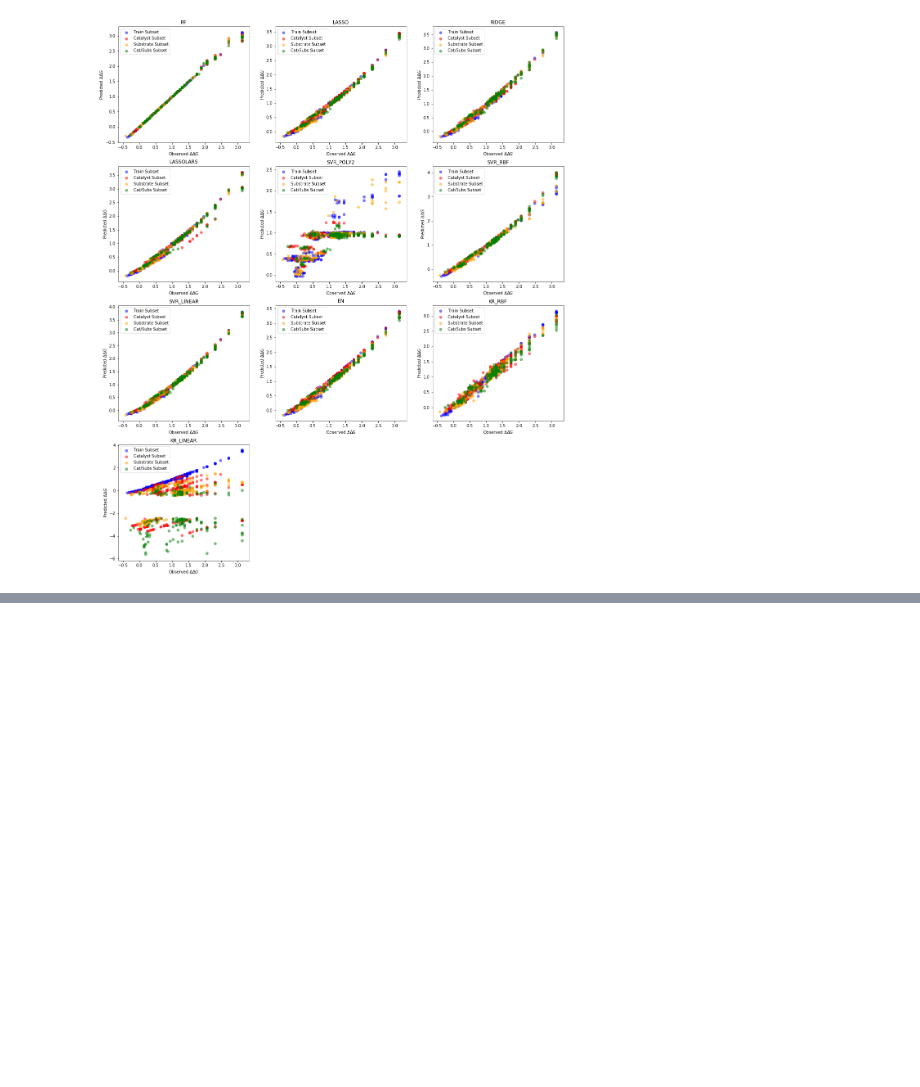
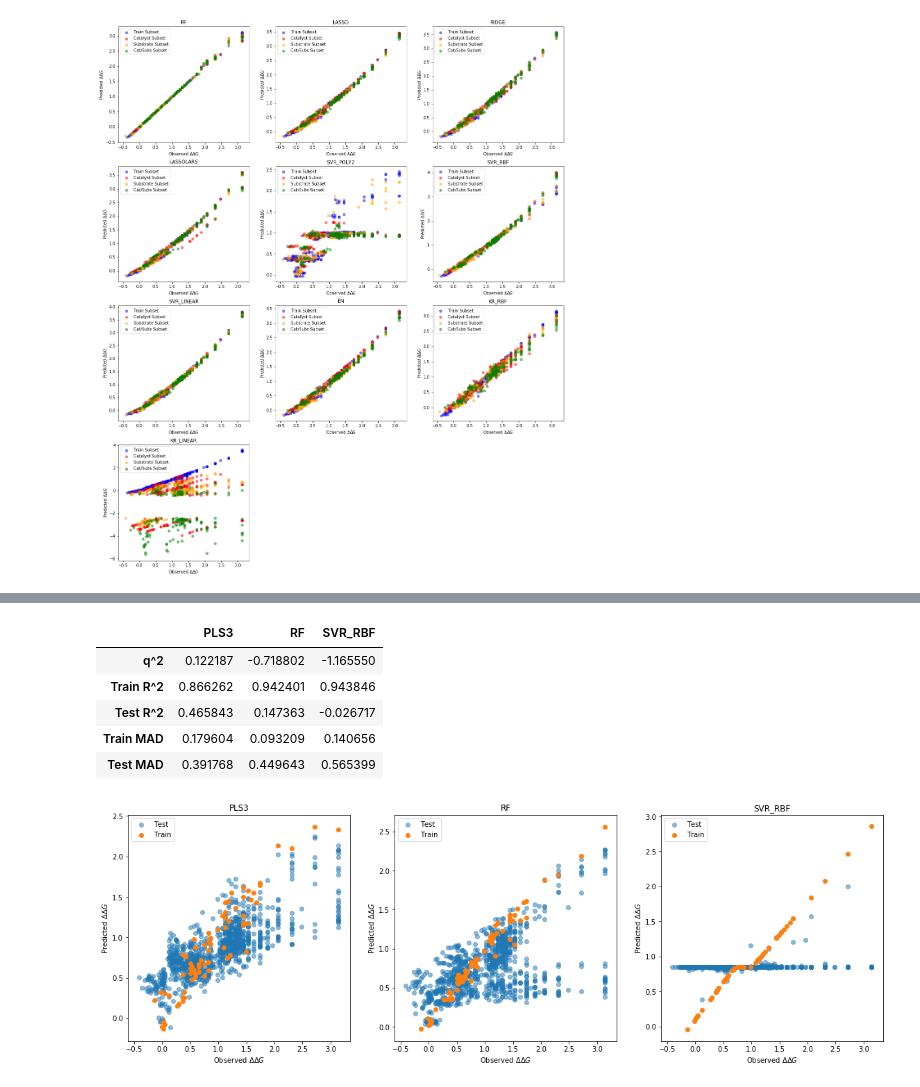
Before and after one commit to Ericwang6/2019-Science-Denmark, a Jupyter notebook: DATA/CaseStudy.ipynb, the cells around one changed output, grey strips where cells are left out. Drawn from its saved outputs; the diff is of its cells as text; code cells hidden in the pictures; blank space fills up the shorter version.

Commit message:
Add JACS-CaseStudy3

```diff
--- a/DATA/CaseStudy.ipynb
+++ b/DATA/CaseStudy.ipynb
@@ -313,0 +357,79 @@ res
+# %%
+models = {}
+models["SVR_RBF"] = SVR(kernel='rbf', C=300, gamma=0.01, epsilon=0.075)
+models["RF"] = RFR(n_estimators=20, max_features=0.2, max_depth=8)
+models["PLS3"] = PLSRegression(n_components=3, scale=False)
+
+metrics = {}
+results = {}
+
+keys = list(models.keys())
+keys.sort()
+
+for key in keys:
+    model = models[key]
+    q2 = cross_val_score(model, data['train_X'], data['train_Y'], scoring='r2', cv=5).mean()
+
+    model.fit(data['train_X'], data['train_Y'])
+
+    pred_train_Y = model.predict(data['train_X'])
+    pred_test_Y = model.predict(data['test_X'])
+
+    if data['lambda']:
+        pred_train_ddG = inv_boxcox(abs(pred_train_Y), data['lambda']) * np.sign(pred_train_Y) - data['shift']
+        pred_test_ddG = inv_boxcox(abs(pred_test_Y), data['lambda']) * np.sign(pred_test_Y) - data['shift']
+    else:
+        pred_train_ddG = pred_train_Y.copy()
+        pred_test_ddG = pred_test_Y.copy()
+
+    train_r2 = r2_score(data['train_ddG'], pred_train_ddG)
+    test_r2 = r2_score(data['test_ddG'], pred_test_ddG)
+
+    train_MAD = mean_absolute_error(data['train_ddG'], pred_train_ddG)
+    test_MAD = mean_absolute_error(data['test_ddG'], pred_test_ddG)
+
+    metrics[key] = {"q^2": q2, "Train R^2": train_r2, "Test R^2": test_r2, "Train MAD": train_MAD, "Test MAD": test_MAD}
+    results[key] = {"train": {"Observed": data['train_ddG'], "Predict": pred_train_ddG, "combs": data['train_combs']},
+                    "test": {"Observed": data['test_ddG'], "Predict": pred_test_ddG, "combs": data['test_combs']}}
+
+# write to excel
+
+writer = pd.ExcelWriter("./JACS-CaseStudy3/Results.xlsx")
+pd.DataFrame(metrics).to_excel(writer, sheet_name="metrics")
+
+train = pd.DataFrame(index=data['train_combs'])
+test = pd.DataFrame(index=data['test_combs'])
+for key in keys:
+    train["{}_Observed".format(key)] = results[key]['train']["Observed"]
+    train["{}_Predict".format(key)] = results[key]['train']["Predict"]
+    test["{}_Observed".format(key)] = results[key]['test']["Observed"]
+    test["{}_Predict".format(key)] = results[key]['test']["Predict"]
+train.to_excel(writer, sheet_name="Train")
+test.to_excel(writer, sheet_name="Test")
+writer.save()
+
+# Plot
+fig = plt.figure(figsize=(19.5, math.ceil(len(models)/3) * 6))
+gs = gridspec.GridSpec(nrows=int(math.ceil(len(models)/3)), ncols=3, figure=fig)
+
+for k in range(len(keys)):
+    key = keys[k]
+    i, j = divmod(k, 3)
+    ax = fig.add_subplot(gs[i, j])
+    ax.set_title(key)
+    ax.scatter(results[key]["test"]["Observed"], results[key]["test"]["Predict"], marker='o', color="C0", alpha=0.5, label="Test")
+    ax.scatter(results[key]["train"]["Observed"], results[key]["train"]["Predict"], marker='o', color="C1", alpha=1, label="Train")
+    ax.legend()
+    ax.set_xlabel("Observed $\Delta\Delta G$")
+    ax.set_ylabel("Predicted $\Delta\Delta G$")
+
+plt.savefig("./JACS-CaseStudy3/fig.png", dpi=300)
+pd.DataFrame(metrics)
+# %% [output]
+|  | PLS3 | RF | SVR_RBF |
+| q^2 | 0.122187 | -0.718802 | -1.165550 |
+| Train R^2 | 0.866262 | 0.942401 | 0.943846 |
+| Test R^2 | 0.465843 | 0.147363 | -0.026717 |
+| Train MAD | 0.179604 | 0.093209 | 0.140656 |
+| Test MAD | 0.391768 | 0.449643 | 0.565399 |
+[figure, added]
```
Also changed, not shown: parts of 3 cells of this notebook.
